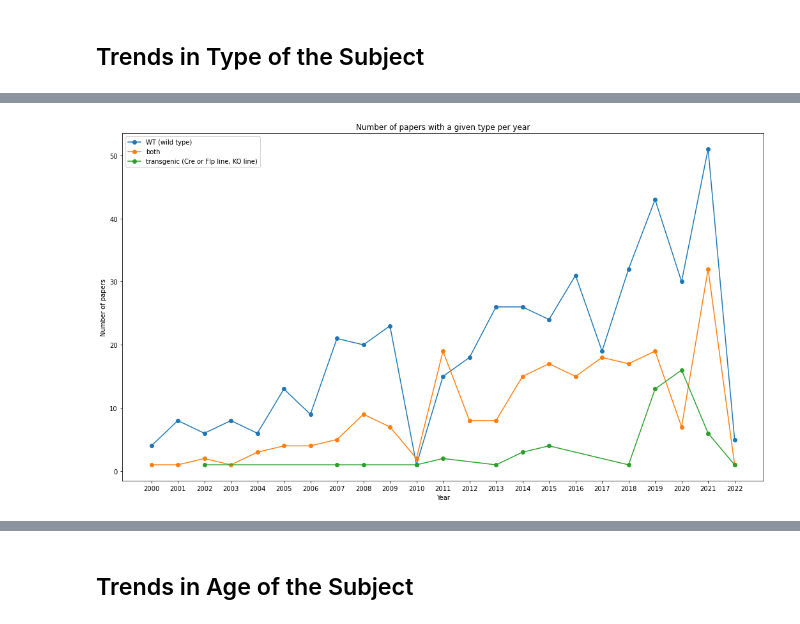
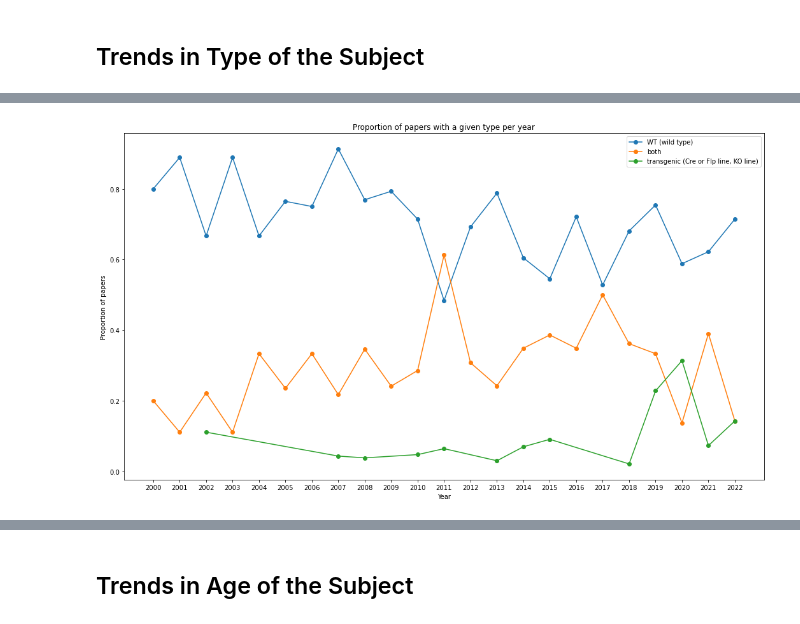
Before and after one commit to padillacoreanolab/literature_review_processing, a Jupyter notebook: results/2022_06_17_literature_review_processing/literature_review_survey_processing.ipynb, the cells around one changed output, grey strips where cells are left out. Saved outputs shown, nothing was run; the diff lists cells and outputs as text; code cells hidden in the pictures.

```diff
--- a/results/2022_06_17_literature_review_processing/literature_review_survey_processing.ipynb
+++ b/results/2022_06_17_literature_review_processing/literature_review_survey_processing.ipynb
@@ -818,5 +820,7 @@ Name: Subject Type, Length: 652, dtype: object
 # %%
-type_year_count = per_subject_processed_strains_df.groupby(['publication_year','Subject Type'], as_index=False).count()
+type_year_count = per_subject_processed_strains_df.groupby(['publication_year','Subject Type'], as_index=False).size()
+# %%
+type_year_count["proportion_of_papers"] = type_year_count.apply(lambda x: x["size"] / year_to_number_of_paper_dict[x["publication_year"]], axis=1)
 # %%
 # Increase size of plot in jupyter
 
@@ -824,14 +828,14 @@ plt.rcParams["figure.figsize"] = (18,10)
 # %%
 fig, ax = plt.subplots()
 
 for subject_type in type_year_count["Subject Type"].unique():
     type_df = type_year_count[type_year_count["Subject Type"] == subject_type]
-    ax.plot(type_df["publication_year"], type_df["index"], '-o', label=subject_type)
+    ax.plot(type_df["publication_year"], type_df["proportion_of_papers"], '-o', label=subject_type)
 plt.legend()
 plt.xticks(strain_year_count["publication_year"].unique())
-plt.title("Number of papers with a given type per year")
+plt.title("Proportion of papers with a given type per year")
 plt.xlabel("Year")
-plt.ylabel("Number of papers")
+plt.ylabel("Proportion of papers")
 plt.savefig("./proc/plots/year_vs_type.png")
 # %% [output]
-[figure, old version]
+[figure, new version]
```
Also changed, not shown: parts of 74 cells of this notebook.
